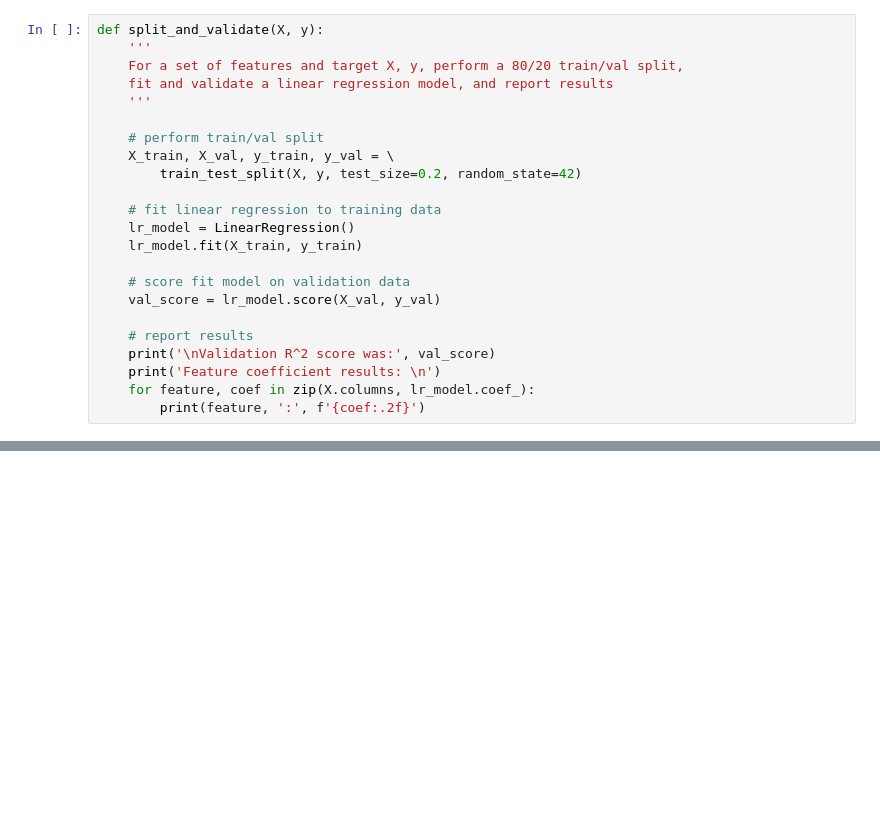
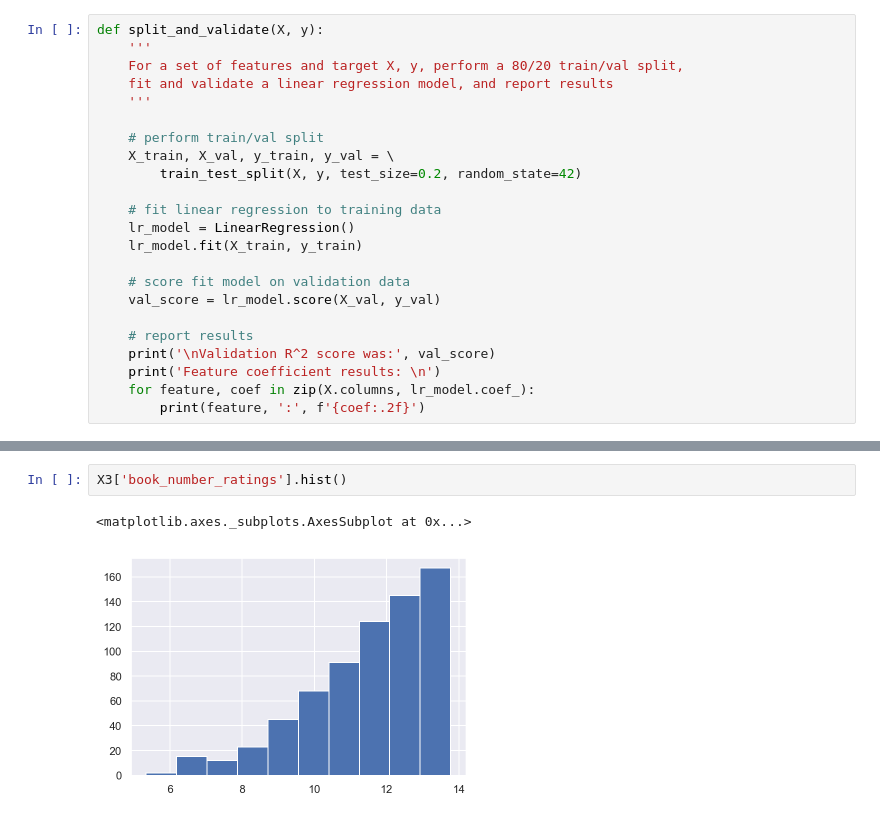
Before and after one commit to natashaborders-zz/Book_to_Movie_Ratings_Predictions, a Jupyter notebook: Analysis_Workbooks/Book_to_Movie_Feature_Engineering.ipynb, the cells around one changed output, grey strips where cells are left out. Saved outputs shown, nothing was run; the diff lists cells and outputs as text; blank space fills up the shorter version.

```diff
--- a/Analysis_Workbooks/Book_to_Movie_Feature_Engineering.ipynb
+++ b/Analysis_Workbooks/Book_to_Movie_Feature_Engineering.ipynb
@@ -97,0 +113,5 @@ movie_popularity : -0.59
+# %%
+X3['book_number_ratings'].hist()
+# %% [output]
+<matplotlib.axes._subplots.AxesSubplot at 0x...>
+[figure, added]
```
Also changed, not shown: parts of 13 cells of this notebook, 14 other files.
